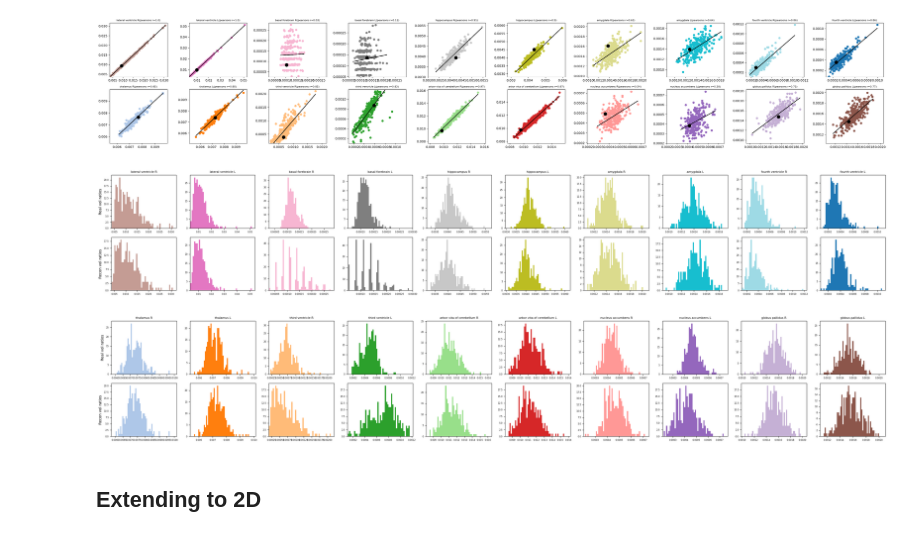
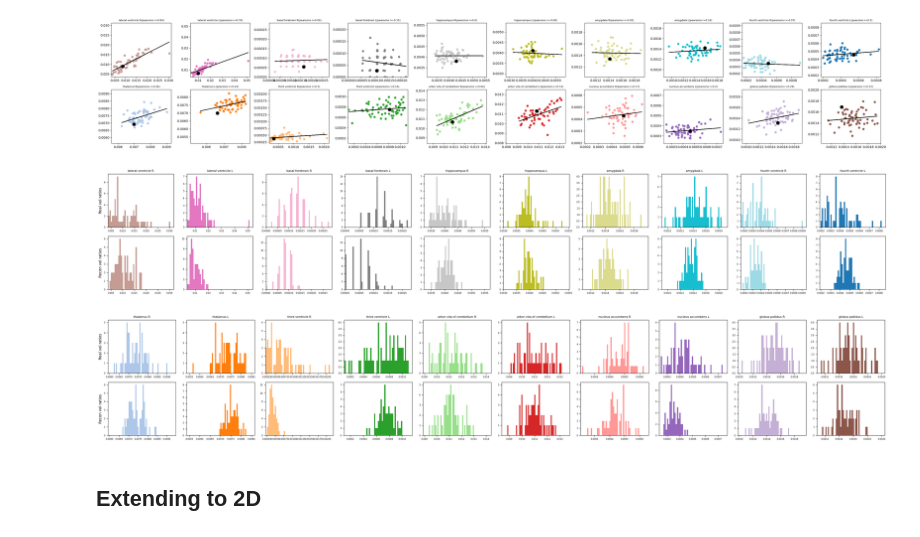
Before and after one commit to jessicabohm/UNIT, a Jupyter notebook: evaluate_anat_synth.ipynb, the cells around one changed output. Saved outputs shown, nothing was run; the diff lists cells and outputs as text; code cells hidden in the pictures.

```diff
--- a/evaluate_anat_synth.ipynb
+++ b/evaluate_anat_synth.ipynb
@@ -166,8 +166,8 @@ plt.show()
 # %%
 # 1. Print real vs synth
 
-real_imgs_path = "./datasets/3d_anat_align/human_test/"
-recon_imgs_path = "./VAE_train/3d_anat/arc_human_train_7/recon_images_best/"
+real_imgs_path = "./datasets/3d_anat_align_64/human_test/"
+recon_imgs_path = "./VAE_train/3d_anat/arc_human_train_64_2/recon_images_best/"
 
 # real_imgs_path = "./datasets/anat/mouse_test/"
 # recon_imgs_path = "./save_anat_e_d/mouse_train_2/recon_images_epoch_125/"
@@ -200,7 +200,7 @@ for img_idx in img_idxs:
     acc = np.mean(real_img == recon_img)
     print("Mean accuracy:", str(np.round(acc, 4)))
 
-    slice_idx = 70
+    slice_idx = 32
     size = 2
 
     #print("Missing labels:", np.setdiff1d(np.unique(real_img), np.unique(recon_img)))
@@ -252,20 +252,21 @@ Missing common labels: []
 ... (23 outputs left out)
 # %%
-real_imgs_path = "./datasets/3d_anat_align/human_test/"
-recon_imgs_path = "./VAE_train/3d_anat/arc_human_train_7/recon_images_best/"
+real_imgs_path = "./datasets/3d_anat_align_64/human_test/"
+recon_imgs_path = "./VAE_train/3d_anat/arc_human_train_64_2/recon_images_best/"
 
-real_imgs_path = "../../MDSC689.03-Final-Project/spring term/data/reg_human/mri_to_atlas/reg_anat_proc/"
-recon_imgs_path = "../../MDSC689.03-Final-Project/spring term/data/reg_human/mri_to_atlas/reg_anat_proc_64/"
+# compare downsampled
+# real_imgs_path = "../../MDSC689.03-Final-Project/spring term/data/reg_human/mri_to_atlas/reg_anat_proc/"
+# recon_imgs_path = "../../MDSC689.03-Final-Project/spring term/data/reg_human/mri_to_atlas/reg_anat_proc_64/"
 
 recon_vol_ratios = compute_common_vol_ratios(recon_imgs_path)
 real_vol_ratios = compute_common_vol_ratios(real_imgs_path)
 
 
 plot_vol_ratios(real_vol_ratios, recon_vol_ratios, struct_names, True, img_idx)
 # %% [output]
-[figure, old version]
+[figure, new version]
-[figure, old version]
+[figure, new version]
-[figure, old version]
+[figure, new version]
 # %% [markdown]
 ## Extending to 2D
 # %%
```
Also changed, not shown: parts of 2 cells of this notebook, 7 other files.
